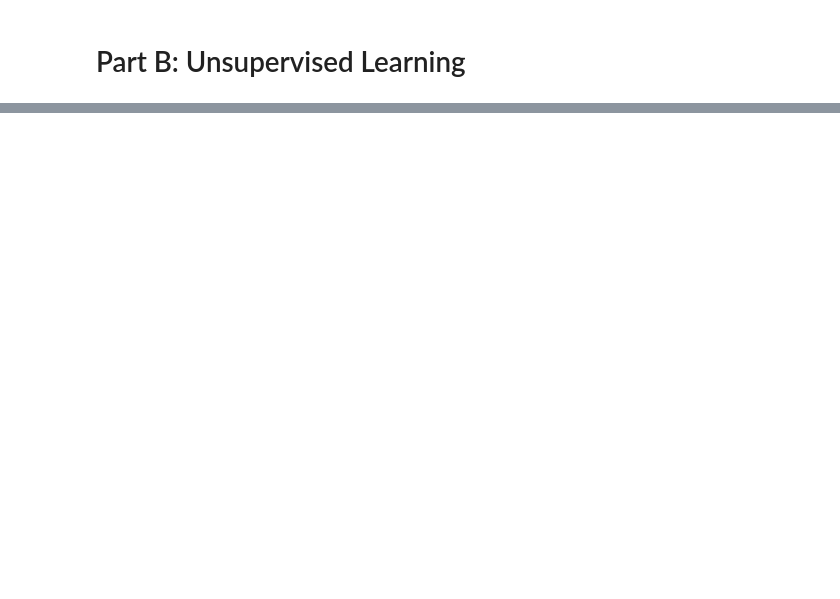
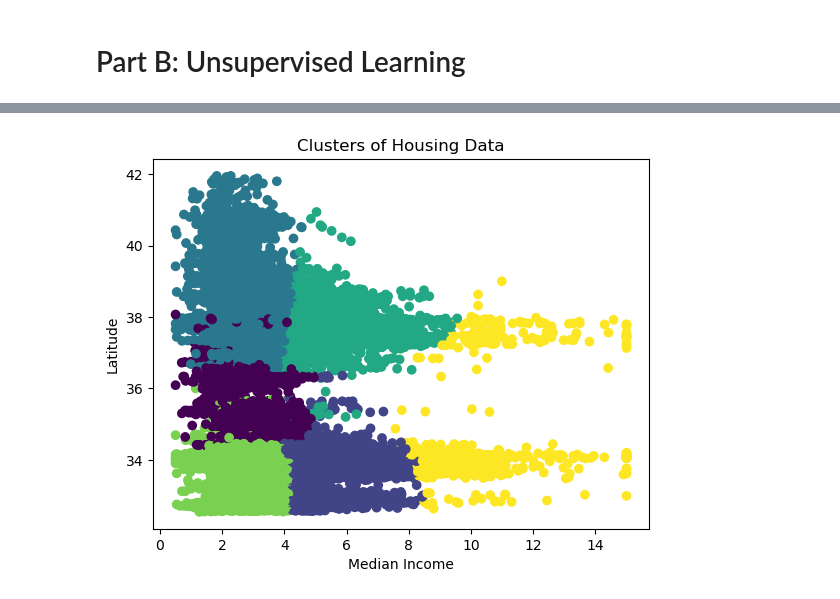
Before and after one commit to kayaisacat/IAI5101_Assignment2, a Jupyter notebook: Assignment2.ipynb, the cells around one changed output, grey strips where cells are left out. Cells and saved outputs as stored; diff of their text form; code cells hidden in the pictures; blank space fills up the shorter version.

```diff
--- a/Assignment2.ipynb
+++ b/Assignment2.ipynb
@@ -257,0 +586,8 @@ The ensemble of heterogeneous models have a good predition, and the evaluation o
+# %%
+plt.scatter(X['MedInc'], X['Latitude'], c=kmeans.labels_, cmap='viridis')
+plt.title('Clusters of Housing Data')
+plt.xlabel('Median Income')
+plt.ylabel('Latitude')
+plt.show()
+# %% [output]
+[figure, added]
```
Also changed, not shown: parts of 45 cells of this notebook.
